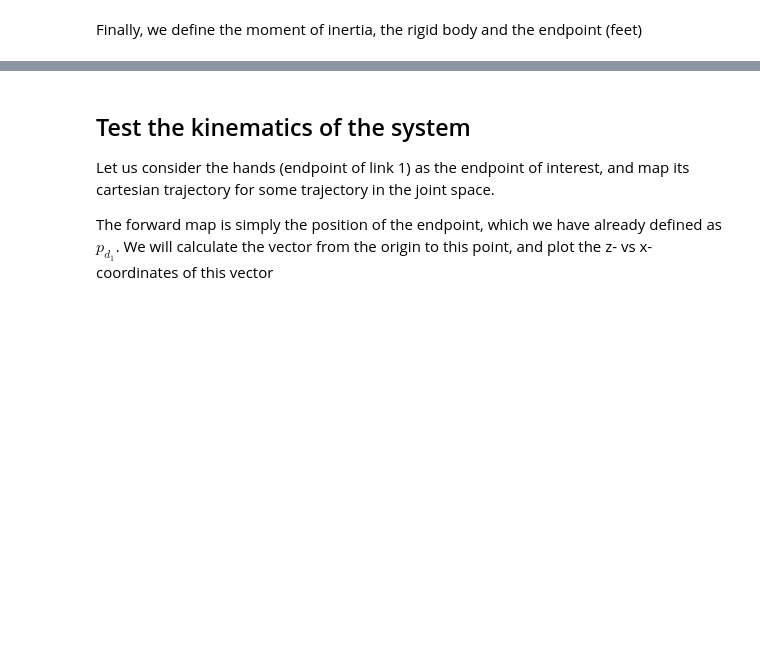
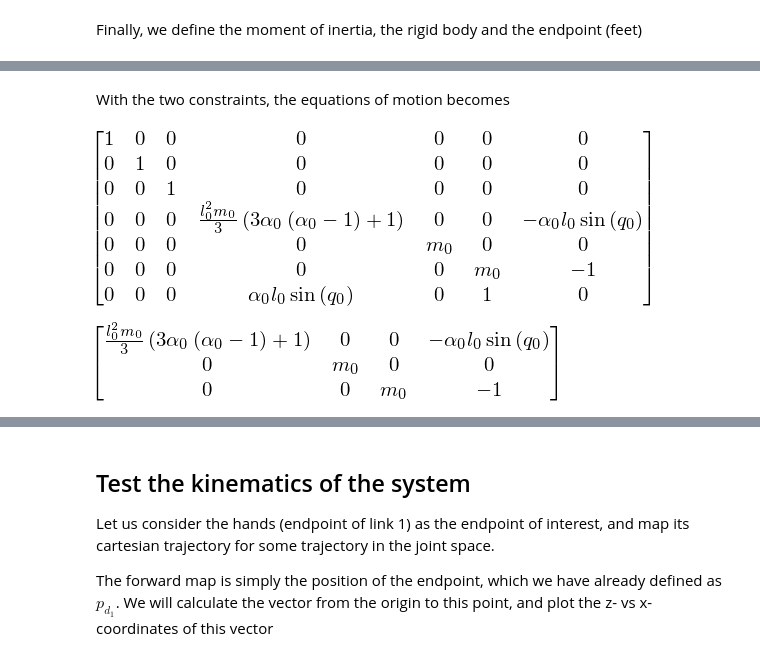
Before and after one commit to alfkjartan/pendulum, a Jupyter notebook: equations-of-motion-floating-triple-pendulum.ipynb, the cells around one changed output, grey strips where cells are left out. Drawn from its saved outputs; the diff is of its cells as text; code cells hidden in the pictures; blank space fills up the shorter version.

```diff
--- a/equations-of-motion-floating-triple-pendulum.ipynb
+++ b/equations-of-motion-floating-triple-pendulum.ipynb
@@ -147,0 +152,4 @@ dist2 = prox0.locatenew('Feet', l[2]*B2.z)
+# %%
+link0.set_potential_energy(m[0] * g * p0.pos_from(O).dot(N.z))
+link1.set_potential_energy(m[1] * g * p1.pos_from(O).dot(N.z))
+link2.set_potential_energy(m[2] * g * p2.pos_from(O).dot(N.z))
@@ -147,0 +183,16 @@ dist2 = prox0.locatenew('Feet', l[2]*B2.z)
+# %% [markdown]
+With the two constraints, the equations of motion becomes
+# %%
+# A simpler case of a single link, link 0
+constrSimp = [me.dot(prox0.pos_from(O), N.z)]
+LagSimp = me.Lagrangian(N, link0)
+qSimp = [q[0], q[3], q[4]]
+LM = me.LagrangesMethod(LagSimp, qSimp, hol_coneqs=constrSimp, frame=N)
+LM.form_lagranges_equations()
+LM.mass_matrix_full
+# %% [output]
+[figure, added]
+# %%
+LM.mass_matrix
+# %% [output]
+[figure, added]
```
Also changed, not shown: parts of 27 cells of this notebook, 1 other file.
